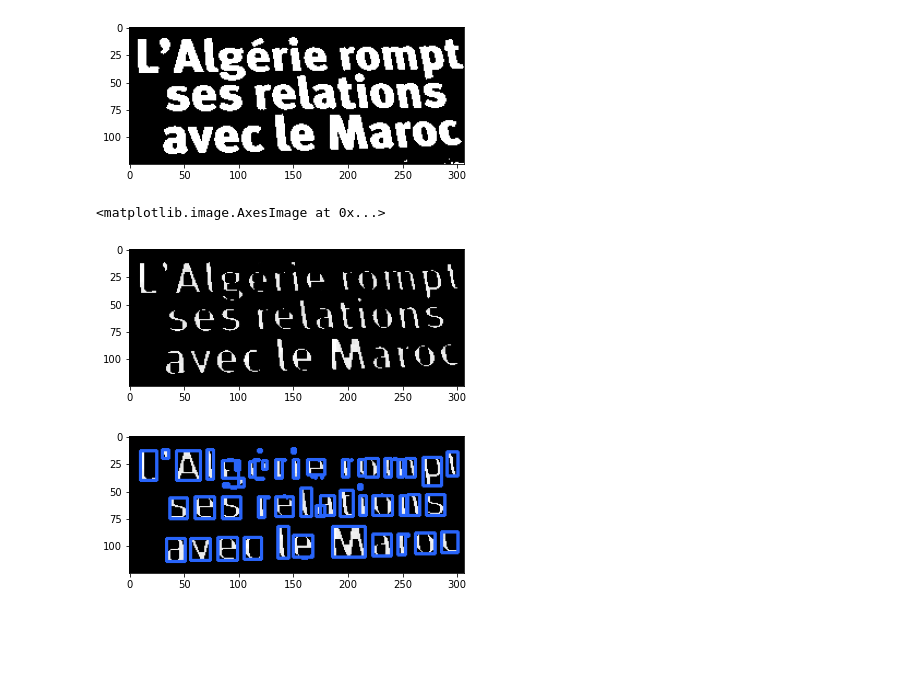
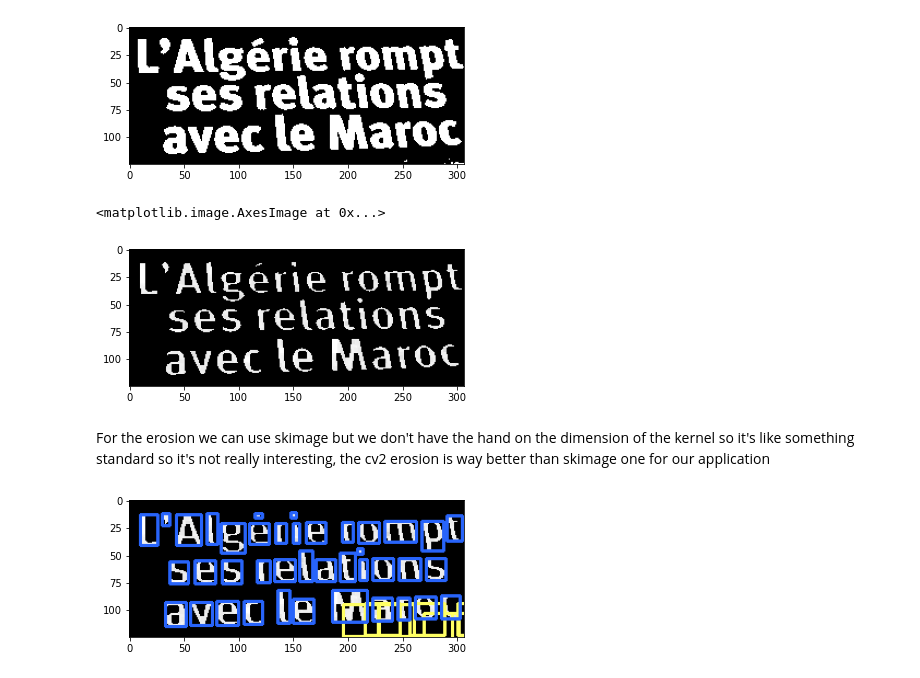
Before and after one commit to maroirek/Words-Segmentation, a Jupyter notebook: Segmentation final.ipynb, the cells around one changed output. Saved outputs shown, nothing was run; the diff lists cells and outputs as text; code cells hidden in the pictures; blank space fills up the shorter version.

```diff
--- a/Segmentation final.ipynb
+++ b/Segmentation final.ipynb
@@ -35,24 +35,38 @@ im.save("filt_im.jpeg")
 img=cv2.imread("filt_im.jpeg")
 
 #erosion
-kernel = np.ones((5,5), np.uint8)
+kernel = np.ones((4,4), np.uint8)
 erim = cv2.erode(img , kernel, iterations = 1)
 plt.imshow(erim, cmap='gray')
 # %% [output]
 <matplotlib.image.AxesImage at 0x...>
-[figure, old version]
+[figure, new version]
+# %% [markdown]
+For the erosion we can use skimage but we don't have the hand on the dimension of the kernel so it's like something standard so it's not really interesting, the cv2 erosion is way better than skimage one for our application
 # %%
 cont = cv2.cvtColor(erim, cv2.COLOR_BGR2GRAY)
 (contours, heirarchy) = cv2.findContours(cont, cv2.RETR_EXTERNAL, cv2.CHAIN_APPROX_NONE)
-sorted_contours_lines = sorted(contours, key = lambda ctr : cv2.boundingRect(ctr)[1]) # (x, y, w, h)
+sorted_contours_char = sorted(contours, key = lambda ctr : cv2.boundingRect(ctr)[1]) # (x, y, w, h)
 
 img2 = erim.copy()
 
-for ctr in sorted_contours_lines:
+char_list=[]
+
+for ctr in sorted_contours_char:
 
     x,y,w,h = cv2.boundingRect(ctr)
     cv2.rectangle(img2, (x,y), (x+w, y+h), (40, 100, 250), 2)
 
+    for char in sorted_contours_char:
+
+        if cv2.contourArea(char) < 400:
+            continue
+
+        x2, y2, w2, h2 = cv2.boundingRect(char)
+        char_list.append([x+x2, y+y2, x+x2+w2, y+y2+h2])
+        cv2.rectangle(img2, (x+x2, y+y2), (x+x2+w2, y+y2+h2), (255,255,100),2)
+
+
 plt.imshow(img2);
 # %% [output]
-[figure, old version]
+[figure, new version]
```
Also changed, not shown: parts of 3 cells of this notebook.
